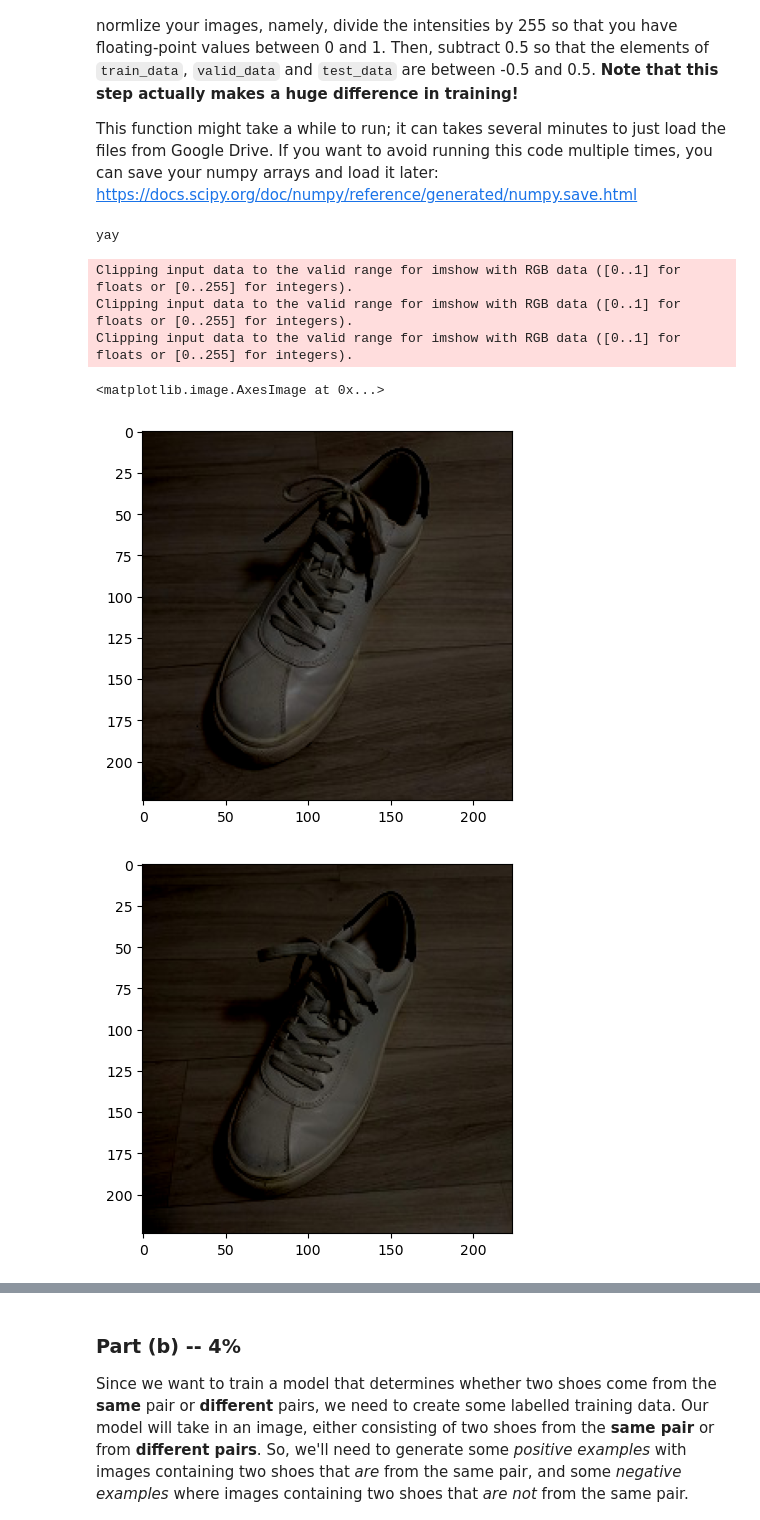
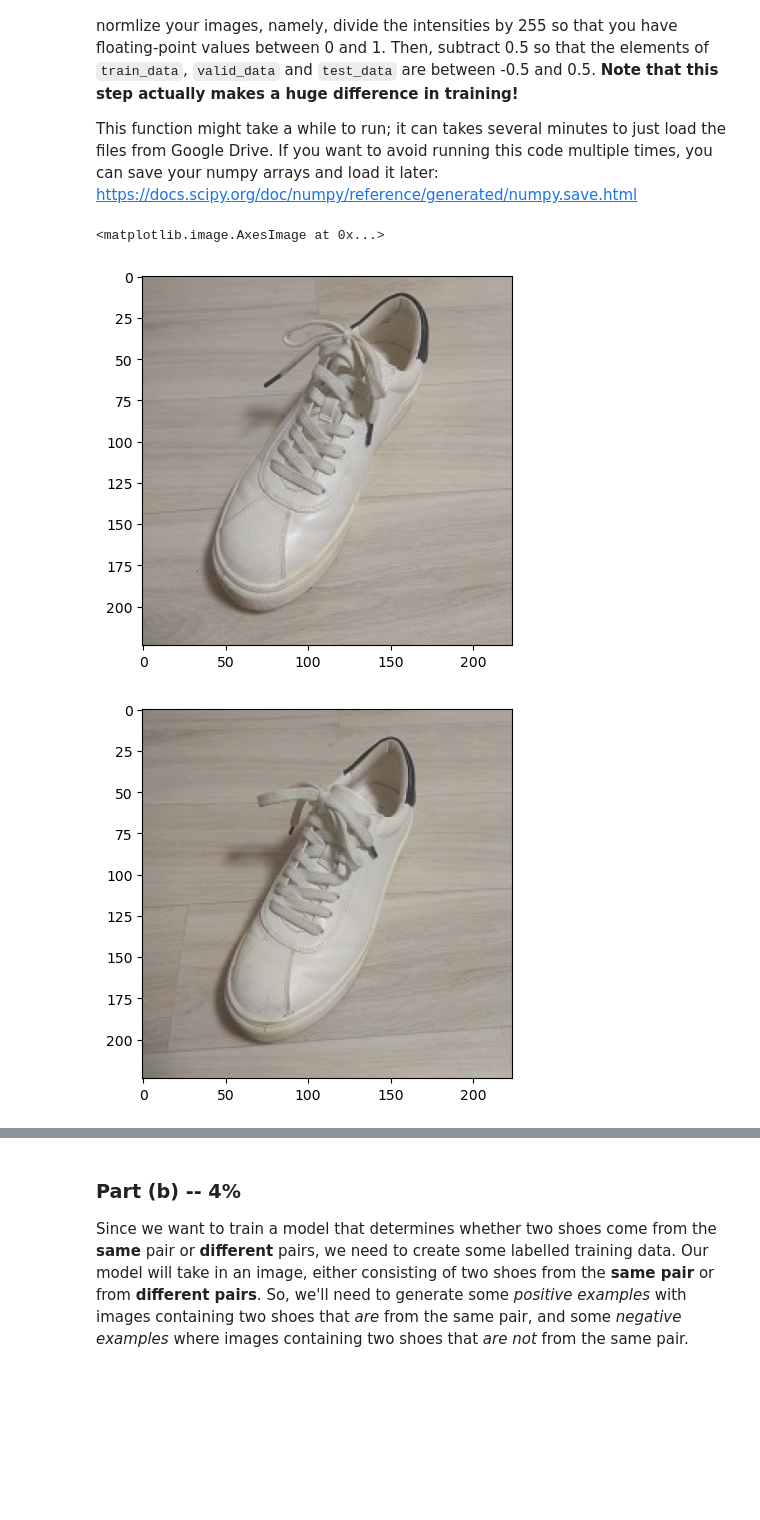
Before and after one commit to aradgast/DeepLearningCourse, a Jupyter notebook: Assignment3_Yhonatan.ipynb, the cells around one changed output, grey strips where cells are left out. Drawn from its saved outputs; the diff is of its cells as text; code cells hidden in the pictures; blank space fills up the shorter version.

```diff
--- a/Assignment3_Yhonatan.ipynb
+++ b/Assignment3_Yhonatan.ipynb
@@ -93,24 +93,17 @@ with open(path, 'rb') as f:
 path = r"C:\Users\yhona\OneDrive - post.bgu.ac.il\BGU\Semster 7\Deep Learning\EX3\data\test_m_array.pkl"
 with open(path, 'rb') as f:
     test_m = pickle.load(f)
-
-print("yay")
-# %% [output]
-yay
 # %%
 # Run this code, include the image in your PDF submission
+import matplotlib.pyplot as plt
 
-import matplotlib.pyplot as plt
 plt.figure()
-plt.imshow(train_data[4,0,0,:,:,:]) # left shoe of first pair submitted by 5th student
+plt.imshow(np.add(train_data[4,0,0,:,:,:],0.5)) # left shoe of first pair submitted by 5th student
 plt.figure()
-plt.imshow(train_data[4,0,1,:,:,:]) # right shoe of first pair submitted by 5th student
+plt.imshow(np.add(train_data[4,0,1,:,:,:],0.5)) # right shoe of first pair submitted by 5th student
 plt.figure()
-plt.imshow(train_data[4,1,1,:,:,:]) # right shoe of second pair submitted by 5th student
+plt.imshow(np.add(train_data[4,1,1,:,:,:],0.5)) # right shoe of second pair submitted by 5th student
 # %% [output]
-Clipping input data to the valid range for imshow with RGB data ([0..1] for floats or [0..255] for integers).
-Clipping input data to the valid range for imshow with RGB data ([0..1] for floats or [0..255] for integers).
-Clipping input data to the valid range for imshow with RGB data ([0..1] for floats or [0..255] for integers).
+<matplotlib.image.AxesImage at 0x...>
-<matplotlib.image.AxesImage at 0x...>
-[figure, old version]
+[figure, new version]
-[figure, old version]
+[figure, new version]
```
Also changed, not shown: parts of 10 cells of this notebook.
